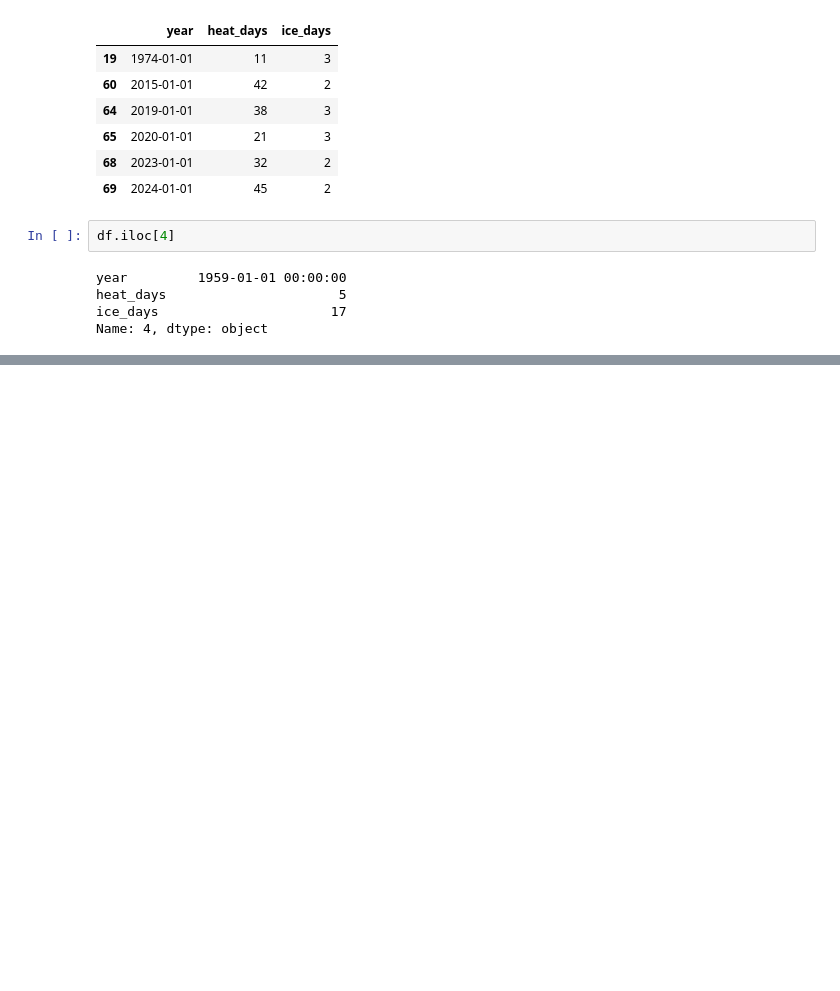
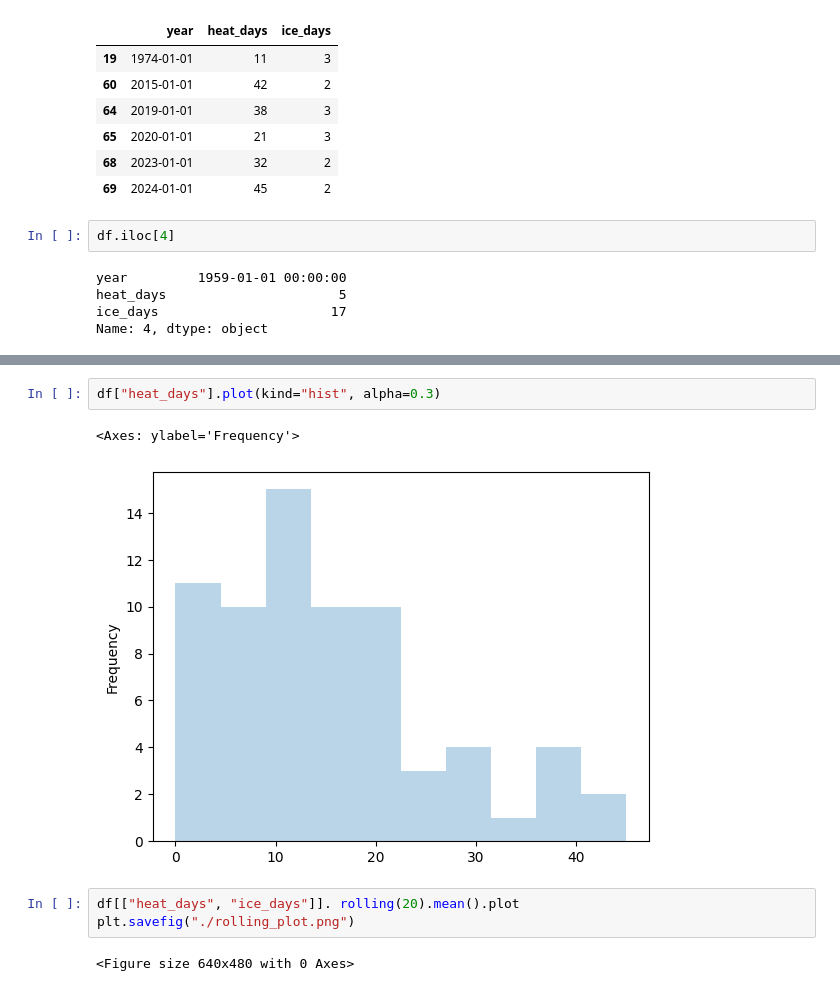
Before and after one commit to elifuregato/datascience-ue-elias-furegato, a Jupyter notebook: notebooks/01_data_with_pandas.ipynb, the cells around one changed output, grey strips where cells are left out. Cells and saved outputs as stored; diff of their text form; blank space fills up the shorter version.

```diff
--- a/notebooks/01_data_with_pandas.ipynb
+++ b/notebooks/01_data_with_pandas.ipynb
@@ -143,0 +175,10 @@ Name: 4, dtype: object
+# %%
+df["heat_days"].plot(kind="hist", alpha=0.3)
+# %% [output]
+<Axes: ylabel='Frequency'>
+[figure, added]
+# %%
+df[["heat_days", "ice_days"]]. rolling(20).mean().plot
+plt.savefig("./rolling_plot.png")
+# %% [output]
+<Figure size 640x480 with 0 Axes>
```
Also changed, not shown: parts of 6 cells of this notebook.
